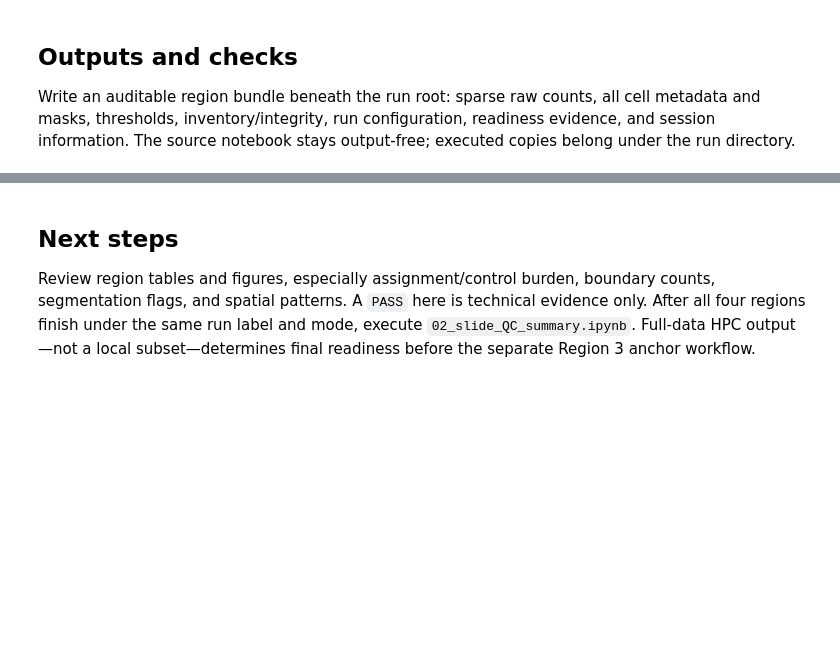
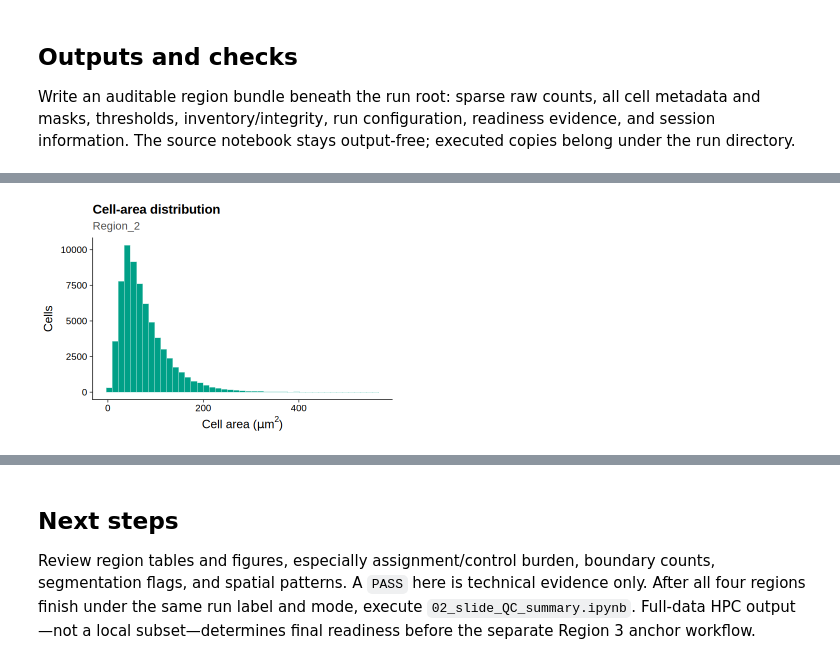
Before and after one commit to SharonWang/YNH_Xenium_scWAT, a Jupyter notebook: notebooks/01_QC_Region2.ipynb, the cells around one changed output, grey strips where cells are left out. Saved outputs shown, nothing was run; the diff lists cells and outputs as text; code cells hidden in the pictures; blank space fills up the shorter version.

```diff
--- a/notebooks/01_QC_Region2.ipynb
+++ b/notebooks/01_QC_Region2.ipynb
@@ -71,0 +100,4 @@ result
+# %%
+qc_plots$area
+# %% [output]
+[figure, added]
```
Also changed, not shown: parts of 9 cells of this notebook, 11 other files.
